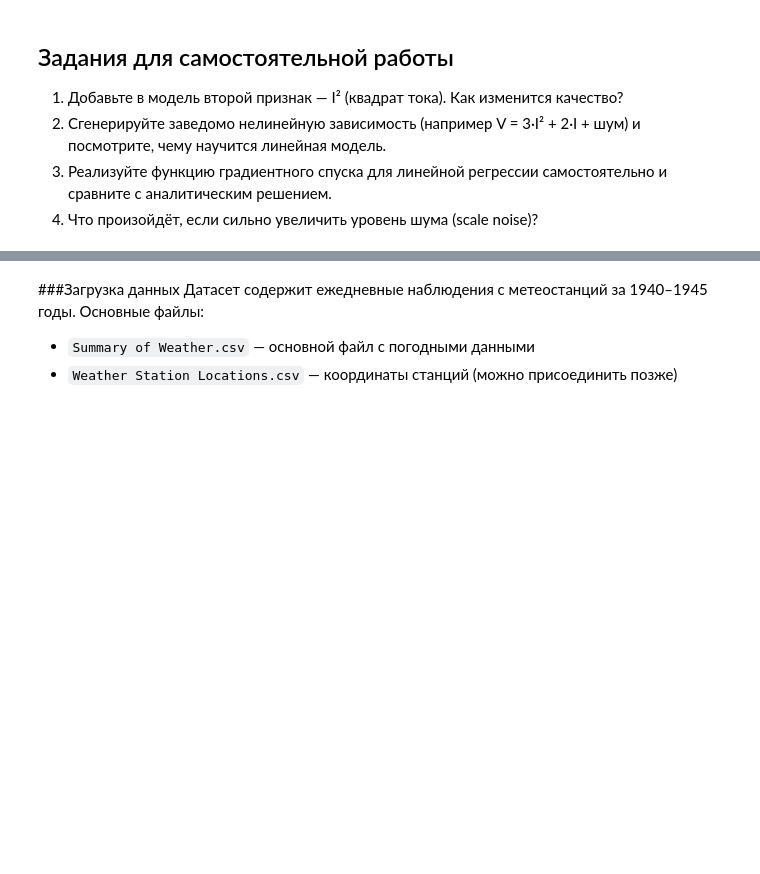
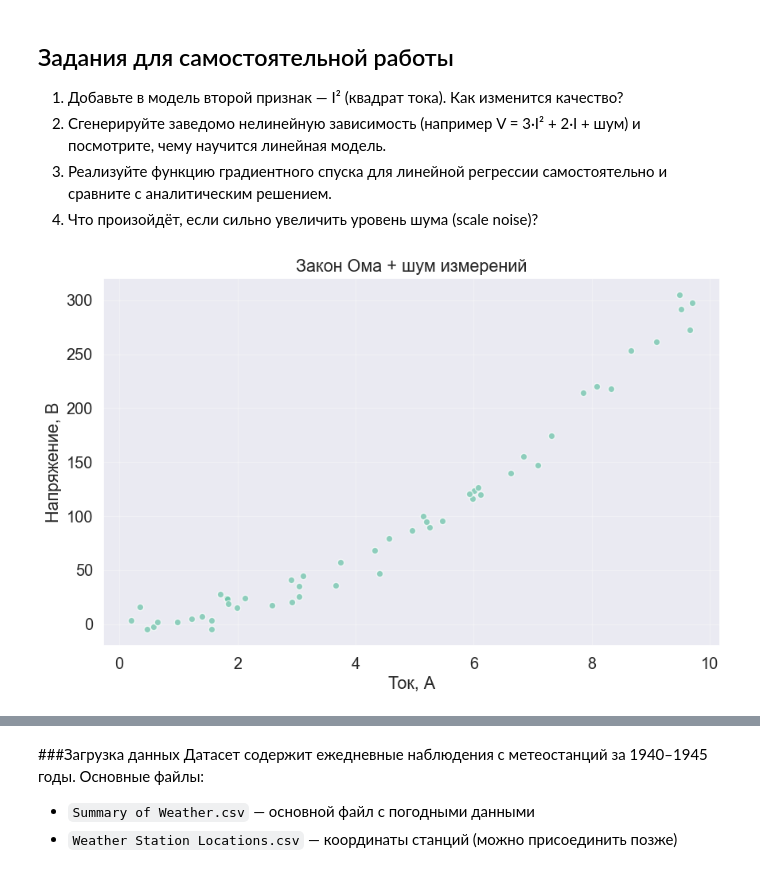
Before and after one commit to MertveZI/BMAI, a Jupyter notebook: Practice2/практика2.ipynb, the cells around one changed output, grey strips where cells are left out. Saved outputs shown, nothing was run; the diff lists cells and outputs as text; code cells hidden in the pictures; blank space fills up the shorter version.

```diff
--- a/Practice2/практика2.ipynb
+++ b/Practice2/практика2.ipynb
@@ -140,3 +140,85 @@ plt.show()
 2. Сгенерируйте заведомо нелинейную зависимость (например V = 3·I² + 2·I + шум) и посмотрите, чему научится линейная модель.
 3. Реализуйте функцию градиентного спуска для линейной регрессии самостоятельно и сравните с аналитическим решением.
 4. Что произойдёт, если сильно увеличить уровень шума (scale noise)?
+# %%
+import numpy as np
+import pandas as pd
+import matplotlib.pyplot as plt
+import seaborn as sns
+from sklearn.model_selection import train_test_split
+from sklearn.linear_model import SGDRegressor
+from sklearn import metrics
+
+
+pd.options.mode.chained_assignment = None
+sns.set_theme(font_scale=1.3, palette='Set2')
+np.random.seed(42)
+
+n = 50                                  # количество точек
+I = np.random.uniform(0, 10, n)         # ток, А
+noise = np.random.normal(0, 10, n)      # шум измерения напряжения, В
+Isq = I ** 2                            # квадрат тока
+V = 3 * (I ** 2) + 2 * I + noise        # измеренное напряжение с нелинейной зависимостью, В
+
+df = pd.DataFrame({'Ток_I': I, 'Напряжение_V': V})
+df.head()
+
+plt.figure(figsize=(10,6))
+plt.scatter(df['Ток_I'], df['Напряжение_V'], alpha=0.7, edgecolor='w')
+plt.xlabel('Ток, А')
+plt.ylabel('Напряжение, В')
+plt.title('Закон Ома + шум измерений')
+plt.grid(True, alpha=0.3)
+plt.show()
+
+train, test = train_test_split(df, test_size=0.25, random_state=42)
+
+X_train = train[['Ток_I']].values
+y_train = train['Напряжение_V'].values
+
+X_test  = test[['Ток_I']].values
+y_test  = test['Напряжение_V'].values
+
+
+#Способ 1 - аналитическое решение
+
+# Добавляем столбец единиц для свободного члена
+X_train_b = np.c_[np.ones(len(X_train)), X_train]
+X_test_b  = np.c_[np.ones(len(X_test)),  X_test]
+
+# Аналитическая формула МНК
+theta_best = np.linalg.inv(X_train_b.T @ X_train_b) @ X_train_b.T @ y_train
+
+print(f"Аналитическое решение:\n  theta_0 (intercept) = {theta_best[0]:.4f} В")
+print(f"  theta_1 (коэффициент) = {theta_best[1]:.4f} В/А  →  R = {theta_best[1]:.4f} Ом")
+
+
+#Способ 2 - Sklearn (градиентный спуск внутри)
+lr = SGDRegressor(loss='squared_error', penalty=None)
+lr.fit(X_train, y_train)
+
+print(f"Sklearn:\n  intercept = {lr.intercept_[0]:.4f} В")
+print(f"  coef_  = {lr.coef_[0]:.4f} В/А  →  R = {lr.coef_[0]:.4f} Ом")
+
+y_pred_analytic = X_test_b @ theta_best
+y_pred_sklearn  = lr.predict(X_test)
+
+rmse_analytic = np.sqrt(metrics.mean_squared_error(y_test, y_pred_analytic))
+rmse_sklearn  = np.sqrt(metrics.mean_squared_error(y_test, y_pred_sklearn))
+
+print(f"RMSE (аналитическое решение) = {rmse_analytic:.3f} В")
+print(f"RMSE (sklearn)              = {rmse_sklearn:.3f} В")
+
+# Отображение результатов
+plt.figure(figsize=(10,6))
+plt.scatter(X_test, y_test, alpha=0.6, label='тестовые данные')
+plt.plot(X_test, y_pred_sklearn, 'r-', lw=2.5, label='sklearn')
+plt.plot(X_test, y_pred_analytic, '--', color='lime', lw=2.5, label='аналитическое МНК')
+plt.xlabel('Ток, А')
+plt.ylabel('Напряжение, В')
+plt.title(f'Предсказания линейной регрессии\nRMSE ≈ {rmse_sklearn:.2f} В')
+plt.legend()
+plt.grid(True, alpha=0.3)
+plt.show()
+# %% [output]
+[figure, added]
```
Also changed, not shown: parts of 13 cells of this notebook, 6 other files.
